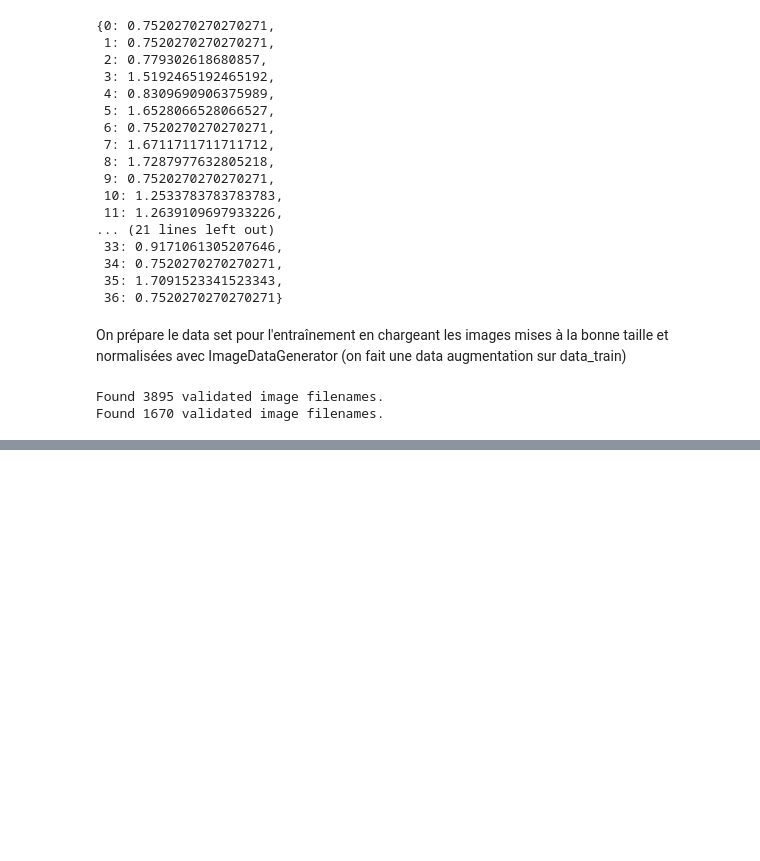
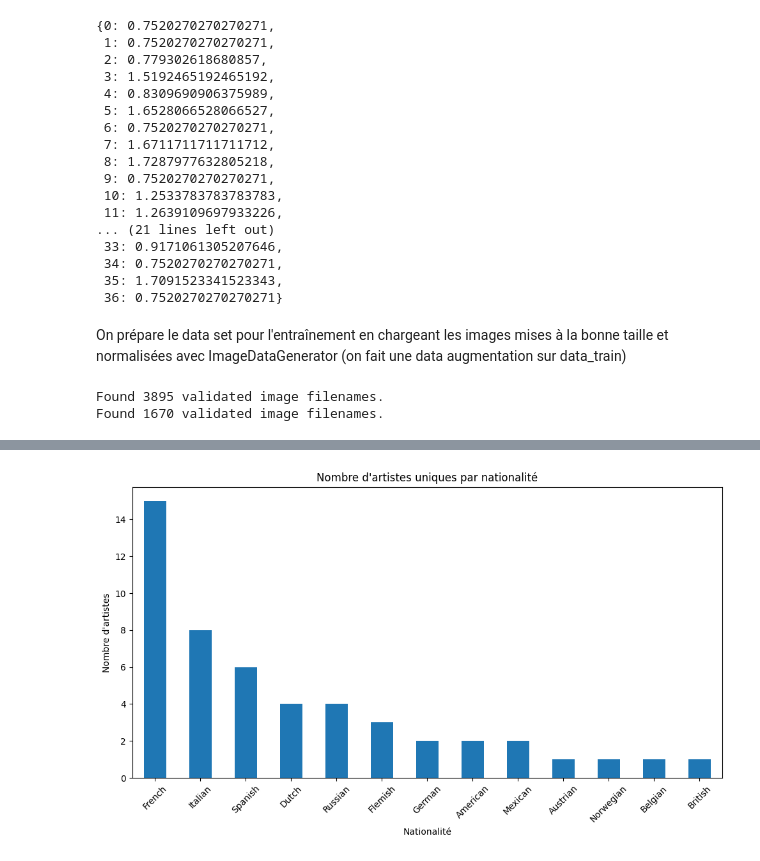
Before and after one commit to JulienCaillaud/Projets_HDDL, a Jupyter notebook: Projet_CNN/CNN.ipynb, the cells around one changed output, grey strips where cells are left out. Saved outputs shown, nothing was run; the diff lists cells and outputs as text; code cells hidden in the pictures; blank space fills up the shorter version.

```diff
--- a/Projet_CNN/CNN.ipynb
+++ b/Projet_CNN/CNN.ipynb
@@ -423,0 +434,16 @@ Entraînement en cours sur un screen (code dans programme.py)
+# %%
+# Nettoyer et standardiser les noms d'artistes pour correspondre à la colonne "name" dans le CSV
+df_images_nationalites['artist_cleaned'] = df_images_nationalites['artist'].str.replace('_', ' ')
+
+# Fusionner les données en utilisant les noms des artistes pour ajouter la première nationalité
+# en séparant au cas où plusieurs nationalités sont listées
+artist_nationalities_df['nationality'] = artist_nationalities_df['nationality'].str.split(',').str[0]
+df_images_nationalites = df_images_nationalites.merge(artist_nationalities_df[['name', 'nationality']],
+                            how='left',
+                            left_on='artist_cleaned',
+                            right_on='name')
+
+# Supprimer les colonnes temporaires
+df_images_nationalites.drop(columns=['artist_cleaned', 'name'], inplace=True)
+
+# Afficher le DataFrame mis à jour pour confirmer la nationalité unique par artist
@@ -423,0 +466,20 @@ Entraînement en cours sur un screen (code dans programme.py)
+# %%
+# Compter le nombre d'artistes uniques par nationalité
+
+unique_artists_by_nationality = df_images_nationalites[['artist', 'nationality']].drop_duplicates()
+nationality_counts = unique_artists_by_nationality['nationality'].value_counts().sort_values(ascending=False)
+
+
+
+# Créer un histogramme
+
+plt.figure(figsize=(10, 6))
+nationality_counts.plot(kind='bar')
+plt.title("Nombre d'artistes uniques par nationalité")
+plt.xlabel("Nationalité")
+plt.ylabel("Nombre d'artistes")
+plt.xticks(rotation=45)
+plt.tight_layout()
+plt.show()
+# %% [output]
+[figure, added]
```
Also changed, not shown: parts of 20 cells of this notebook.
